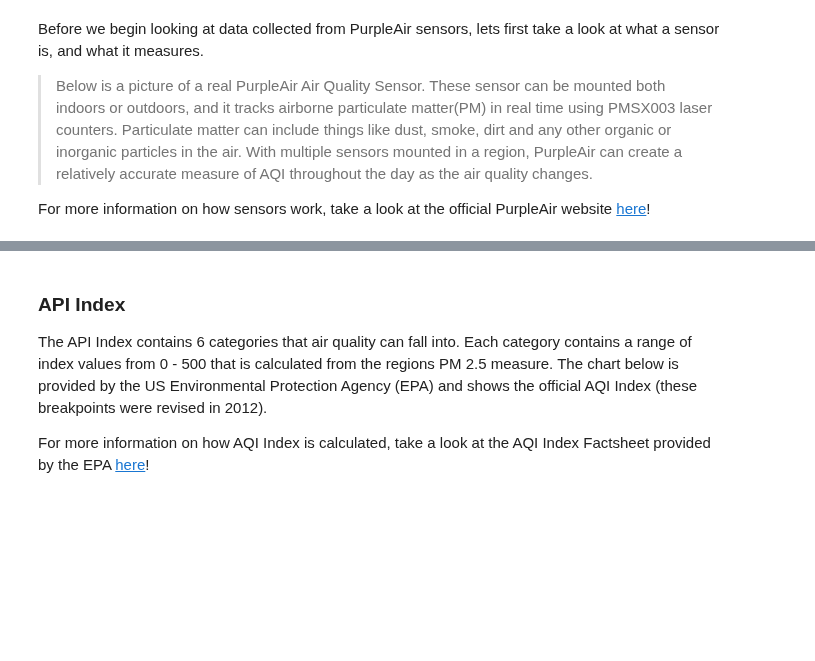
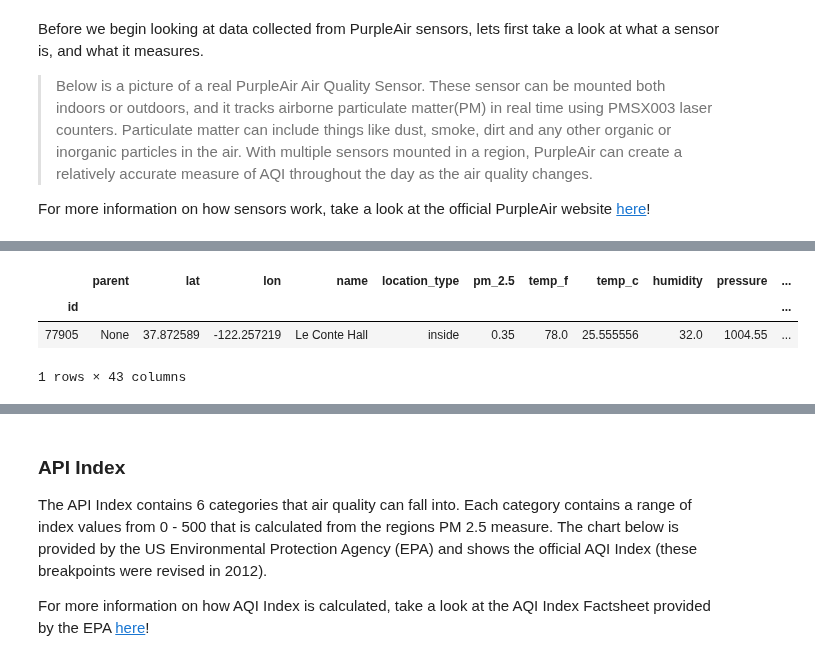
Before and after one commit to ds-modules/air-quality, a Jupyter notebook: Berkeley_AQI.ipynb, the cells around one changed output, grey strips where cells are left out. Drawn from its saved outputs; the diff is of its cells as text; code cells hidden in the pictures; blank space fills up the shorter version.

```diff
--- a/Berkeley_AQI.ipynb
+++ b/Berkeley_AQI.ipynb
@@ -128,0 +177,7 @@ The histogram above shows that many of PM 2.5 measures were most frequently some
+# %%
+df[df['name'] == "Le Conte Hall"]
+# %% [output]
+|  | parent | lat | lon | name | location_type | pm_2.5 | temp_f | temp_c | humidity | pressure | ... |
+| id |  |  |  |  |  |  |  |  |  |  | ... |
+| 77905 | None | 37.872589 | -122.257219 | Le Conte Hall | inside | 0.35 | 78.0 | 25.555556 | 32.0 | 1004.55 | ... |
+1 rows × 43 columns
```
Also changed, not shown: parts of 63 cells of this notebook, 1 other file.
